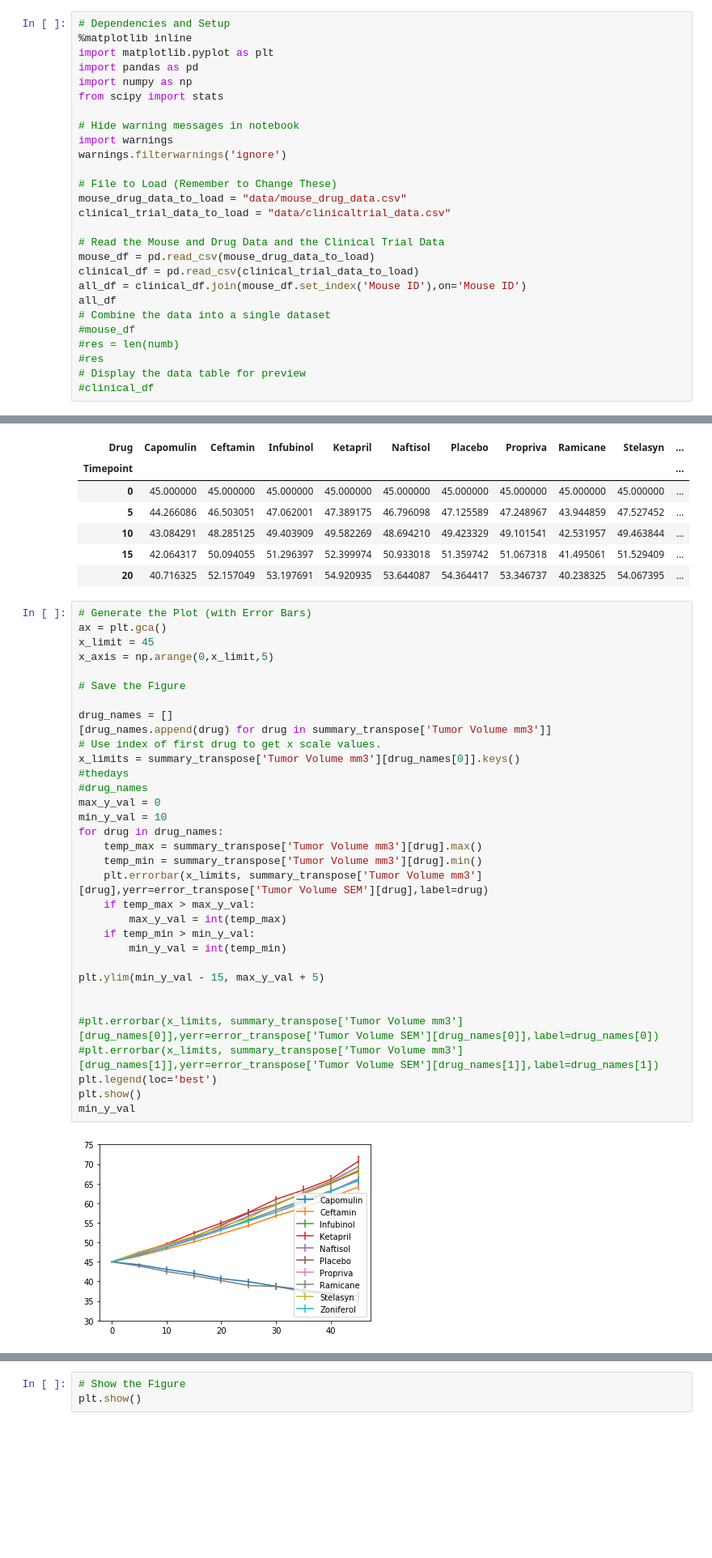
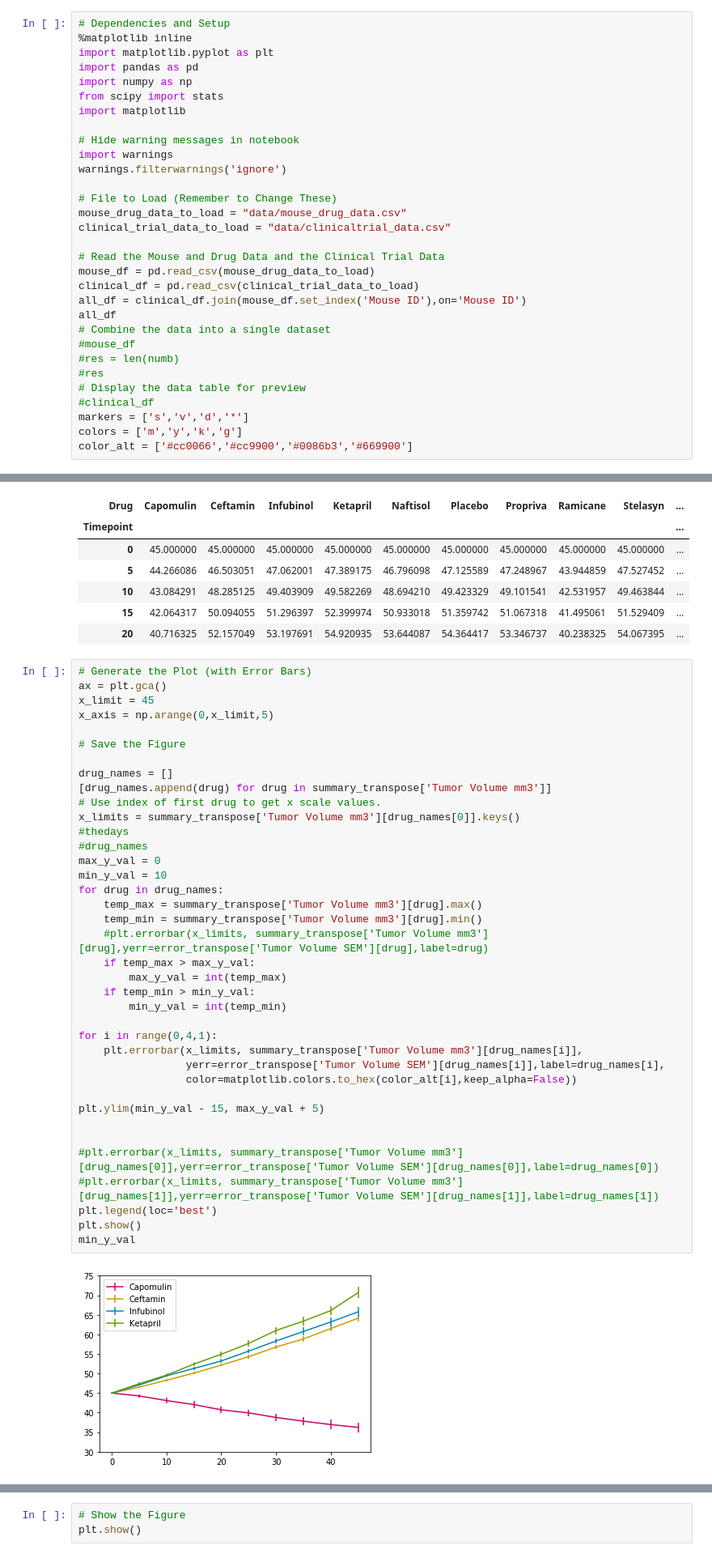
Before and after one commit to rockhound03/matplotlib-challenge, a Jupyter notebook: Pymaceuticals/pymaceuticals_starter.ipynb, the cells around one changed output, grey strips where cells are left out. Shown at 81% size. Cells and saved outputs as stored; diff of their text form; blank space fills up the shorter version.

Commit message:
all plots working

```diff
--- a/Pymaceuticals/pymaceuticals_starter.ipynb
+++ b/Pymaceuticals/pymaceuticals_starter.ipynb
@@ -5,6 +5,7 @@ import matplotlib.pyplot as plt
 import pandas as pd
 import numpy as np
 from scipy import stats
+import matplotlib
 
 # Hide warning messages in notebook
 import warnings
@@ -25,3 +26,6 @@ all_df
 #res
 # Display the data table for preview
 #clinical_df
+markers = ['s','v','d','*']
+colors = ['m','y','k','g']
+color_alt = ['#cc0066','#cc9900','#0086b3','#669900']
@@ -155,35 +111,40 @@ ax = plt.gca()
 x_limit = 45
 x_axis = np.arange(0,x_limit,5)
 
 # Save the Figure
 
 drug_names = []
 [drug_names.append(drug) for drug in summary_transpose['Tumor Volume mm3']]
 # Use index of first drug to get x scale values.
 x_limits = summary_transpose['Tumor Volume mm3'][drug_names[0]].keys()
 #thedays
 #drug_names
 max_y_val = 0
 min_y_val = 10
 for drug in drug_names:
     temp_max = summary_transpose['Tumor Volume mm3'][drug].max()
     temp_min = summary_transpose['Tumor Volume mm3'][drug].min()
-    plt.errorbar(x_limits, summary_transpose['Tumor Volume mm3'][drug],yerr=error_transpose['Tumor Volume SEM'][drug],label=drug)
+    #plt.errorbar(x_limits, summary_transpose['Tumor Volume mm3'][drug],yerr=error_transpose['Tumor Volume SEM'][drug],label=drug)
     if temp_max > max_y_val:
         max_y_val = int(temp_max)
     if temp_min > min_y_val:
         min_y_val = int(temp_min)
+
+for i in range(0,4,1):
+    plt.errorbar(x_limits, summary_transpose['Tumor Volume mm3'][drug_names[i]],
+                 yerr=error_transpose['Tumor Volume SEM'][drug_names[i]],label=drug_names[i],
+                 color=matplotlib.colors.to_hex(color_alt[i],keep_alpha=False))
 
 plt.ylim(min_y_val - 15, max_y_val + 5)
 
 
 #plt.errorbar(x_limits, summary_transpose['Tumor Volume mm3'][drug_names[0]],yerr=error_transpose['Tumor Volume SEM'][drug_names[0]],label=drug_names[0])
 #plt.errorbar(x_limits, summary_transpose['Tumor Volume mm3'][drug_names[1]],yerr=error_transpose['Tumor Volume SEM'][drug_names[1]],label=drug_names[1])
 plt.legend(loc='best')
 plt.show()
 min_y_val
 # %% [output]
-[figure, old version]
+[figure, new version]
 45
 # %%
 # Show the Figure
```
Also changed, not shown: parts of 12 cells of this notebook.
